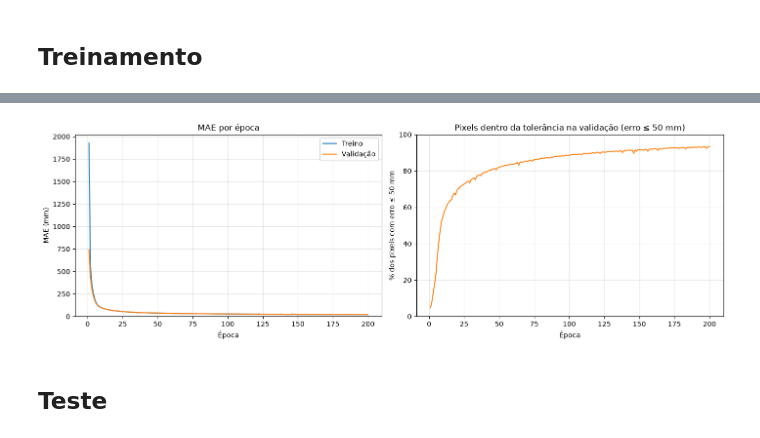
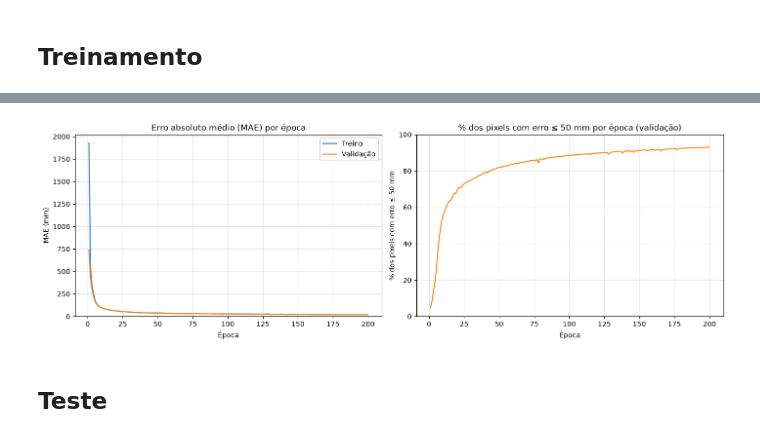
Before and after one commit to Herdian-PLF/FeedLevelSensor, a Jupyter notebook: synthetic-dataset/train_model/train_quicksrnet_depth_superresolution.ipynb, the cells around one changed output, grey strips where cells are left out. Drawn from its saved outputs; the diff is of its cells as text; code cells hidden in the pictures.

```diff
--- a/synthetic-dataset/train_model/train_quicksrnet_depth_superresolution.ipynb
+++ b/synthetic-dataset/train_model/train_quicksrnet_depth_superresolution.ipynb
@@ -273,28 +273,28 @@ pd.DataFrame(history).round({"train_mae_mm": 1, "val_mae_mm": 1, "val_within_tol
 # %%
 curves = pd.DataFrame(history)
 
 fig, (ax_mae, ax_within) = plt.subplots(1, 2, figsize=(14, 4.5), layout="constrained")
 
 ax_mae.plot(curves["epoch"], curves["train_mae_mm"], label="Treino")
 ax_mae.plot(curves["epoch"], curves["val_mae_mm"], label="Validação")
-ax_mae.set(ylim=(0, None), xlabel="Época", ylabel="MAE (mm)", title="MAE por época")
+ax_mae.set(ylim=(0, None), xlabel="Época", ylabel="MAE (mm)", title="Erro absoluto médio (MAE) por época")
 ax_mae.legend()
 
 ax_within.plot(curves["epoch"], curves["val_within_tolerance_pct"], color="C1")
 ax_within.set(
     ylim=(0, 100),
     xlabel="Época",
     ylabel=f"% dos pixels com erro ≤ {ACCURACY_TOLERANCE_MM} mm",
-    title=f"Pixels dentro da tolerância na validação (erro ≤ {ACCURACY_TOLERANCE_MM} mm)",
+    title=f"% dos pixels com erro ≤ {ACCURACY_TOLERANCE_MM} mm por época (validação)",
 )
 
 for ax in (ax_mae, ax_within):
     ax.grid(alpha=0.3)
 
 fig.savefig(RUN_DIR / "training_curves.png", dpi=120)
 plt.show()
 # %% [output]
-[figure, old version]
+[figure, new version]
 # %% [markdown]
 ## Teste
 # %%
```
Also changed, not shown: parts of 7 cells of this notebook.
